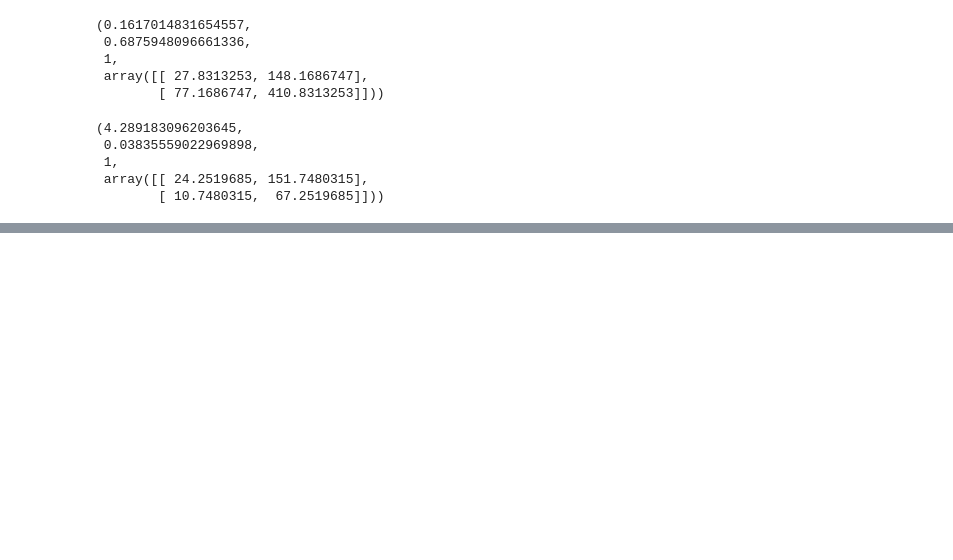
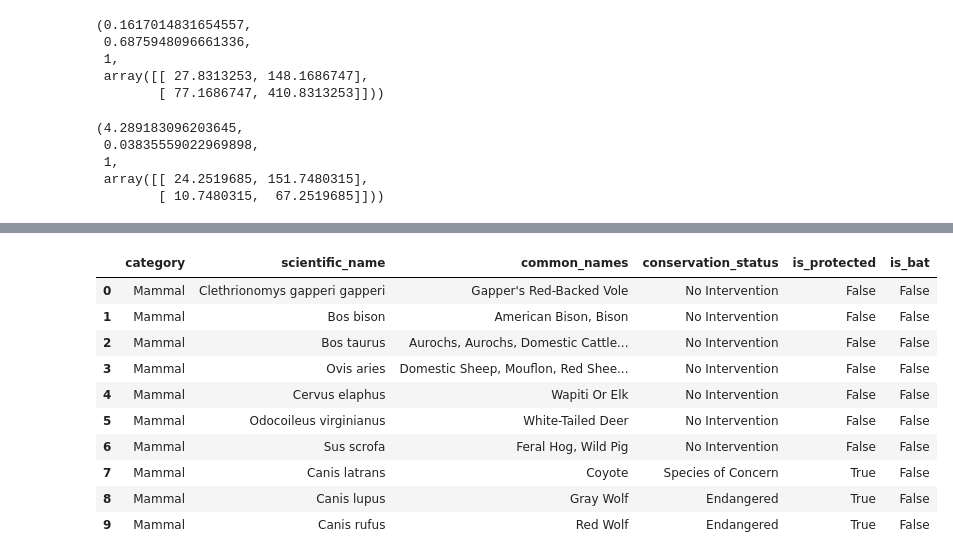
Before and after one commit to Afroleus/Biodiversity-National-Park-Project, a Jupyter notebook: Biodiversity Project.ipynb, the cells around one changed output, grey strips where cells are left out. Cells and saved outputs as stored; diff of their text form; code cells hidden in the pictures; blank space fills up the shorter version.

```diff
--- a/Biodiversity Project.ipynb
+++ b/Biodiversity Project.ipynb
@@ -194,0 +263,16 @@ chi2_contingency(contingency2)
+# %%
+species_info['is_bat'] = species_info.common_names.str.contains(r"\bBat\b", regex = True)
+
+species_info.head(10)
+# %% [output]
+|  | category | scientific_name | common_names | conservation_status | is_protected | is_bat |
+| 0 | Mammal | Clethrionomys gapperi gapperi | Gapper's Red-Backed Vole | No Intervention | False | False |
+| 1 | Mammal | Bos bison | American Bison, Bison | No Intervention | False | False |
+| 2 | Mammal | Bos taurus | Aurochs, Aurochs, Domestic Cattle... | No Intervention | False | False |
+| 3 | Mammal | Ovis aries | Domestic Sheep, Mouflon, Red Shee... | No Intervention | False | False |
+| 4 | Mammal | Cervus elaphus | Wapiti Or Elk | No Intervention | False | False |
+| 5 | Mammal | Odocoileus virginianus | White-Tailed Deer | No Intervention | False | False |
+| 6 | Mammal | Sus scrofa | Feral Hog, Wild Pig | No Intervention | False | False |
+| 7 | Mammal | Canis latrans | Coyote | Species of Concern | True | False |
+| 8 | Mammal | Canis lupus | Gray Wolf | Endangered | True | False |
+| 9 | Mammal | Canis rufus | Red Wolf | Endangered | True | False |
```
Also changed, not shown: parts of 10 cells of this notebook.
